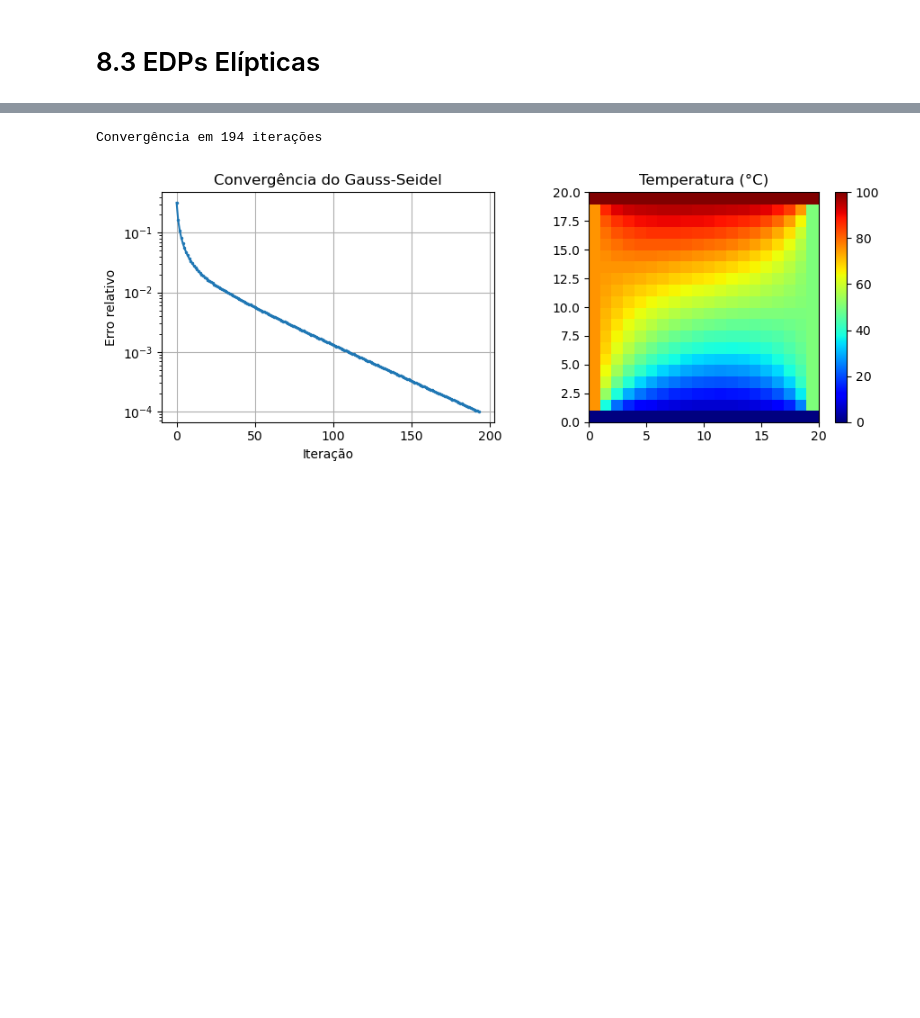
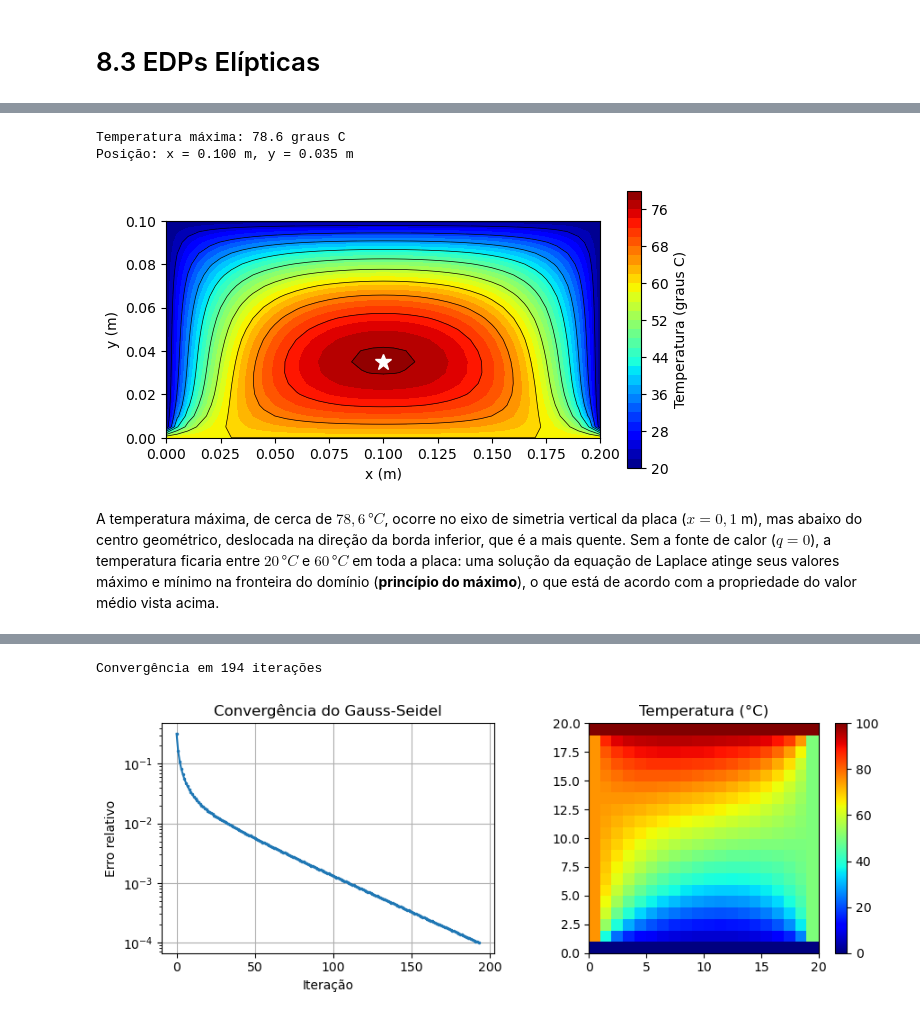
Before and after one commit to tiagoburiol/metodos_numericos_em_python, a Jupyter notebook: 8_EQUACOES_DIFERENCIAIS_PARCIAIS/8.3_edps_elipticas.ipynb, the cells around one changed output, grey strips where cells are left out. Saved outputs shown, nothing was run; the diff lists cells and outputs as text; code cells hidden in the pictures; blank space fills up the shorter version.

```diff
--- a/8_EQUACOES_DIFERENCIAIS_PARCIAIS/8.3_edps_elipticas.ipynb
+++ b/8_EQUACOES_DIFERENCIAIS_PARCIAIS/8.3_edps_elipticas.ipynb
@@ -440,0 +184,30 @@ Resolver por Gauss-Seidel com tolerância $\varepsilon = 10^{-4}$ e malha $20 \t
+# %%
+k = 15.0      # condutividade térmica, W/(m.K)
+q = 5e5       # geração de calor, W/m^3
+
+def T_contorno(x, y):
+    # 60 graus C na borda inferior (y = 0) e 20 graus C nas demais
+    return np.where(y == 0, 60.0, 20.0) * np.ones_like(x + y)
+
+x, y, T = poisson_dirichlet(lambda x, y: -q/k, T_contorno, 0, 0.2, 0, 0.1, 40, 20)
+
+i, j = np.unravel_index(np.argmax(T), T.shape)
+print(f"Temperatura máxima: {T[i, j]:.1f} graus C")
+print(f"Posição: x = {x[i]:.3f} m, y = {y[j]:.3f} m")
+
+X, Y = np.meshgrid(x, y, indexing='ij')
+fig, ax = plt.subplots(figsize=(7, 3.6))
+cf = ax.contourf(X, Y, T, levels=30, cmap='jet')
+ax.contour(X, Y, T, levels=10, colors='k', linewidths=0.5)
+ax.plot(x[i], y[j], 'w*', markersize=12)
+ax.set_aspect('equal')
+ax.set_xlabel('x (m)')
+ax.set_ylabel('y (m)')
+plt.colorbar(cf, ax=ax, label='Temperatura (graus C)')
+plt.show()
+# %% [output]
+Temperatura máxima: 78.6 graus C
+Posição: x = 0.100 m, y = 0.035 m
+[figure, added]
+# %% [markdown]
+A temperatura máxima, de cerca de $78{,}6\,°C$, ocorre no eixo de simetria vertical da placa ($x=0{,}1$ m), mas abaixo do centro geométrico, deslocada na direção da borda inferior, que é a mais quente. Sem a fonte de calor ($q=0$), a temperatura ficaria entre $20\,°C$ e $60\,°C$ em toda a placa: uma solução da equação de Laplace atinge seus valores máximo e mínimo na fronteira do domínio (**princípio do máximo**), o que está de acordo com a propriedade do valor médio vista acima.
```
Also changed, not shown: parts of 48 cells of this notebook, 2 other files.
